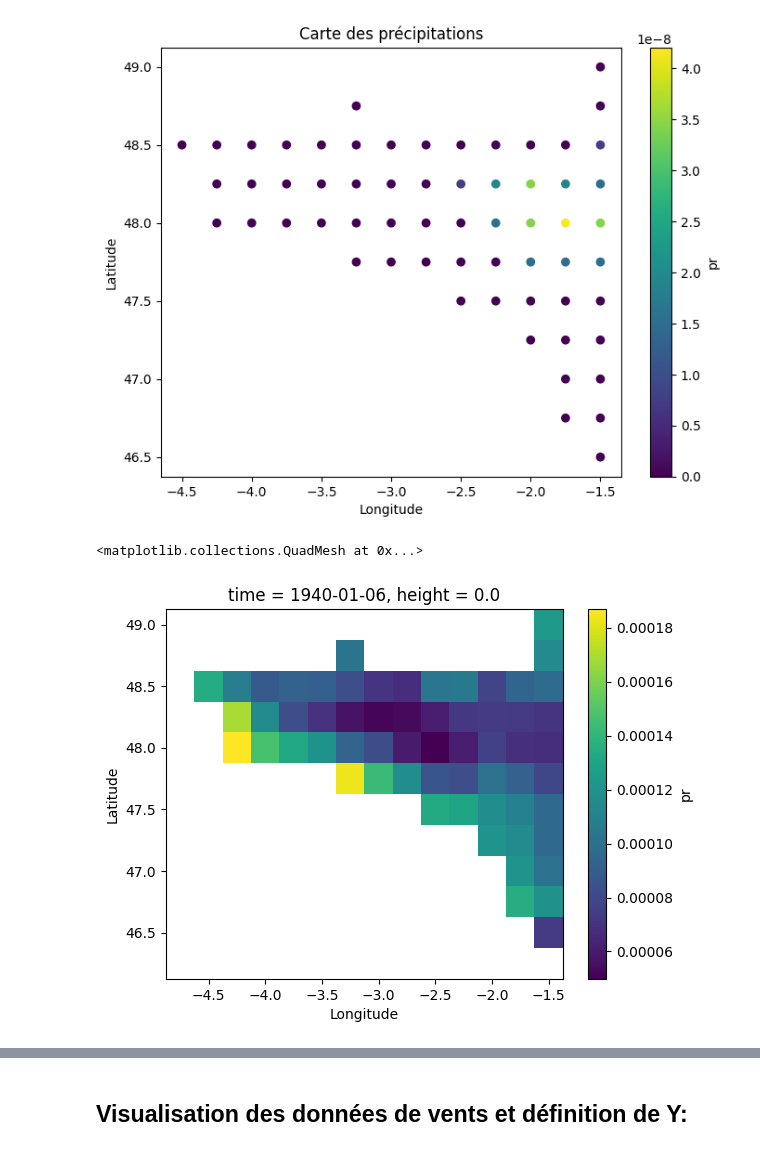
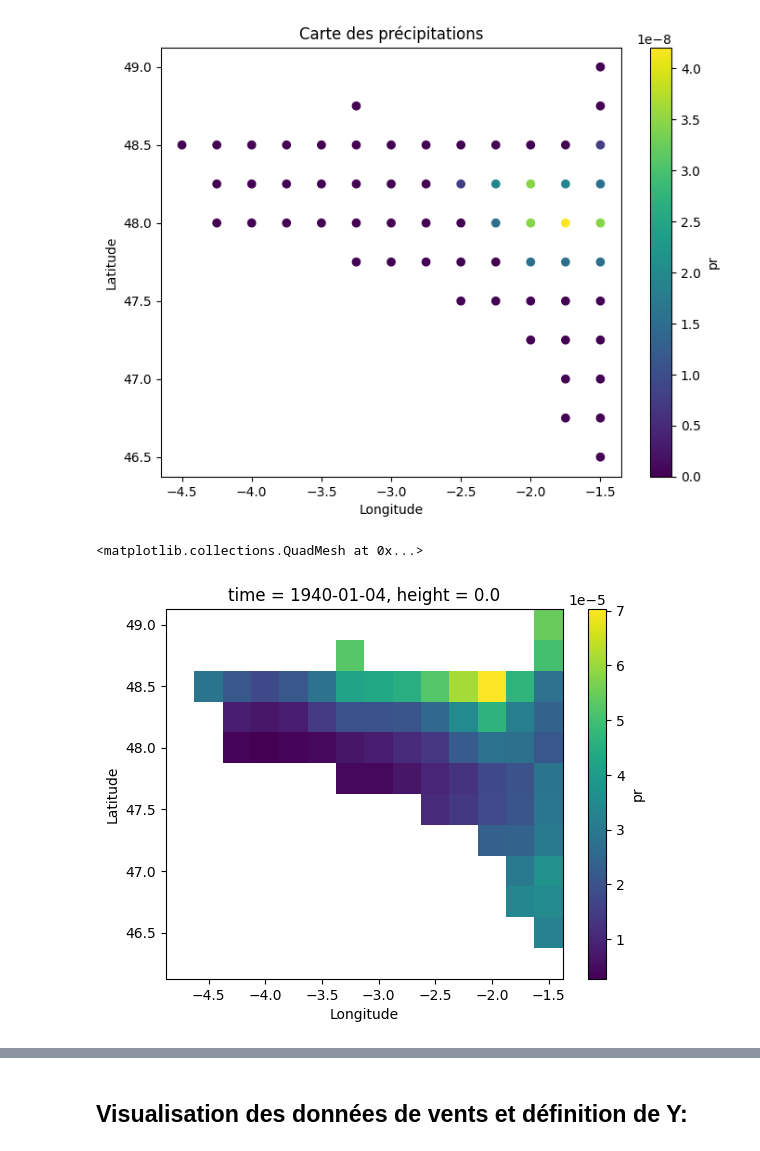
Before and after one commit to Faza20-lab/Projet_stats, a Jupyter notebook: Projet_stats.ipynb, the cells around one changed output, grey strips where cells are left out. Saved outputs shown, nothing was run; the diff lists cells and outputs as text; code cells hidden in the pictures.

```diff
--- a/Projet_stats.ipynb
+++ b/Projet_stats.ipynb
@@ -119,10 +119,10 @@ plt.show()
 # %% [output]
 [figure]
 # %%
-ds.pr[:,:,5].plot()
+ds.pr[:,:,3].plot()
 # %% [output]
 <matplotlib.collections.QuadMesh at 0x...>
-[figure, old version]
+[figure, new version]
 # %%
 somme_quotidienne_pr_djf=ds_djf['pr'].sum(dim=['Latitude', 'Longitude'])
 print(somme_quotidienne_pr_djf)
```
Also changed, not shown: parts of 31 cells of this notebook.
